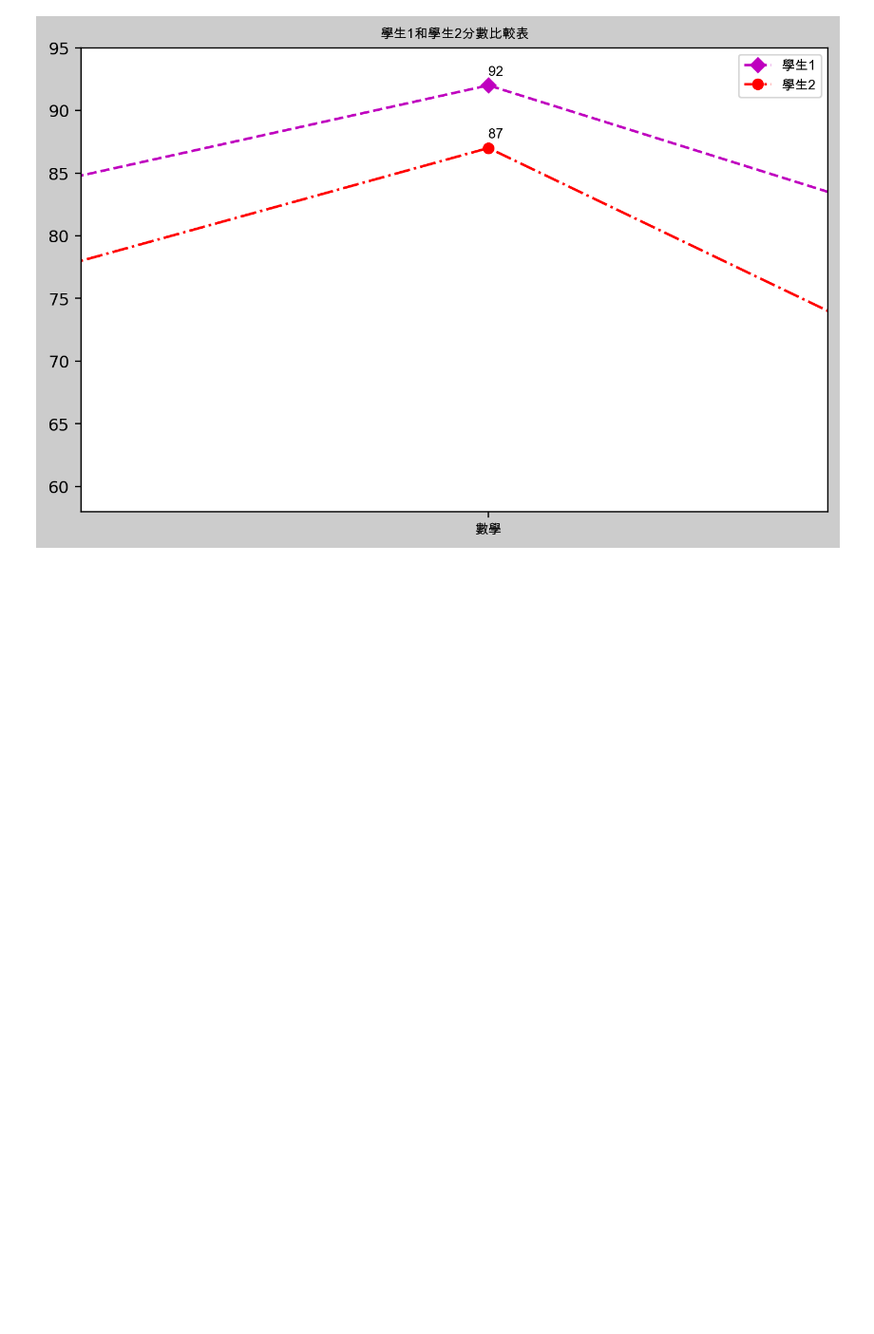
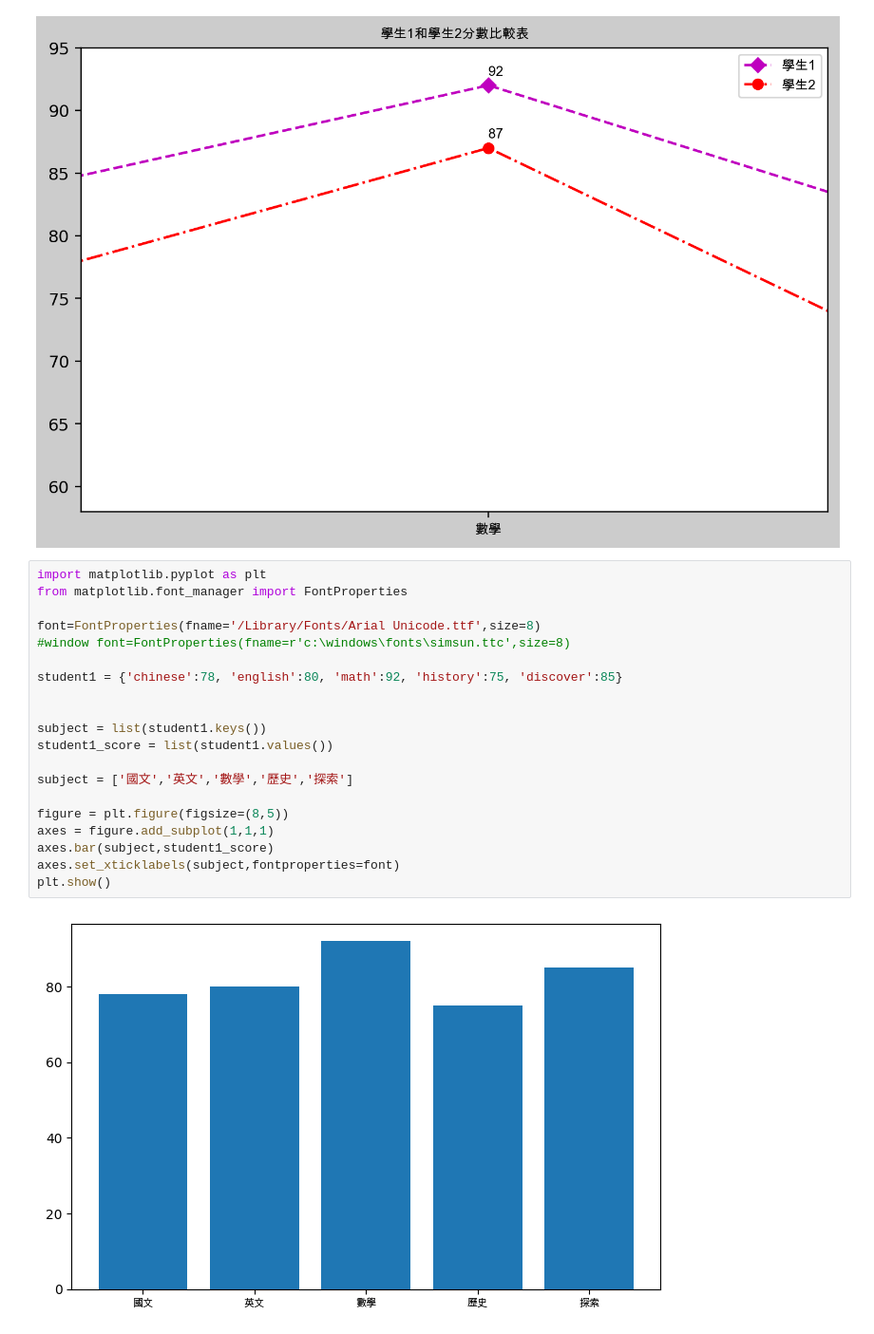
Before and after one commit to roberthsu2003/python, a Jupyter notebook: 上課用目錄/python813/lesson12.ipynb, the cells around one changed output. Shown at 95% size. Cells and saved outputs as stored; diff of their text form; blank space fills up the shorter version.

```diff
--- a/上課用目錄/python813/lesson12.ipynb
+++ b/上課用目錄/python813/lesson12.ipynb
@@ -115,3 +115,25 @@ axes.set_xlim(1.4,2.5)
 plt.show()
 # %% [output]
 [figure]
+# %%
+import matplotlib.pyplot as plt
+from matplotlib.font_manager import FontProperties
+
+font=FontProperties(fname='/Library/Fonts/Arial Unicode.ttf',size=8)
+#window font=FontProperties(fname=r'c:\windows\fonts\simsun.ttc',size=8)
+
+student1 = {'chinese':78, 'english':80, 'math':92, 'history':75, 'discover':85}
+
+
+subject = list(student1.keys())
+student1_score = list(student1.values())
+
+subject = ['國文','英文','數學','歷史','探索']
+
+figure = plt.figure(figsize=(8,5))
+axes = figure.add_subplot(1,1,1)
+axes.bar(subject,student1_score)
+axes.set_xticklabels(subject,fontproperties=font)
+plt.show()
+# %% [output]
+[figure, added]
```
